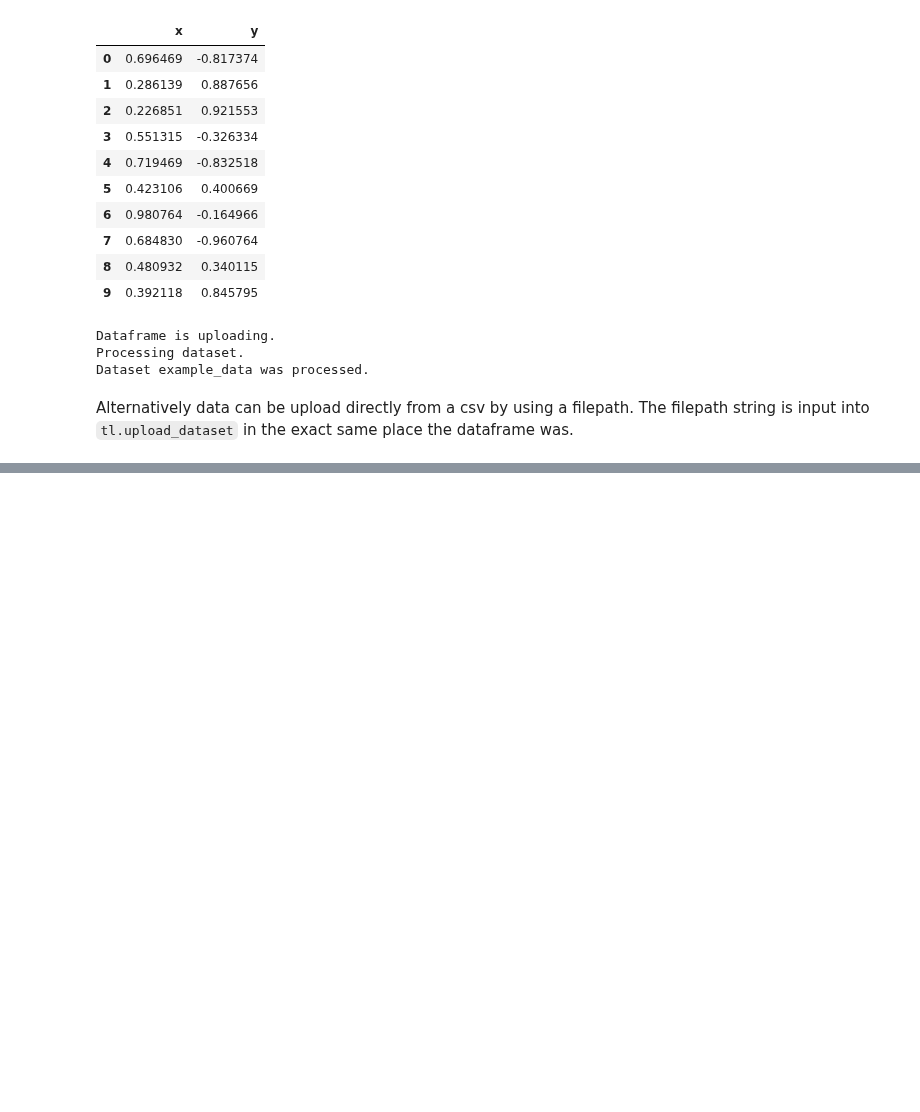
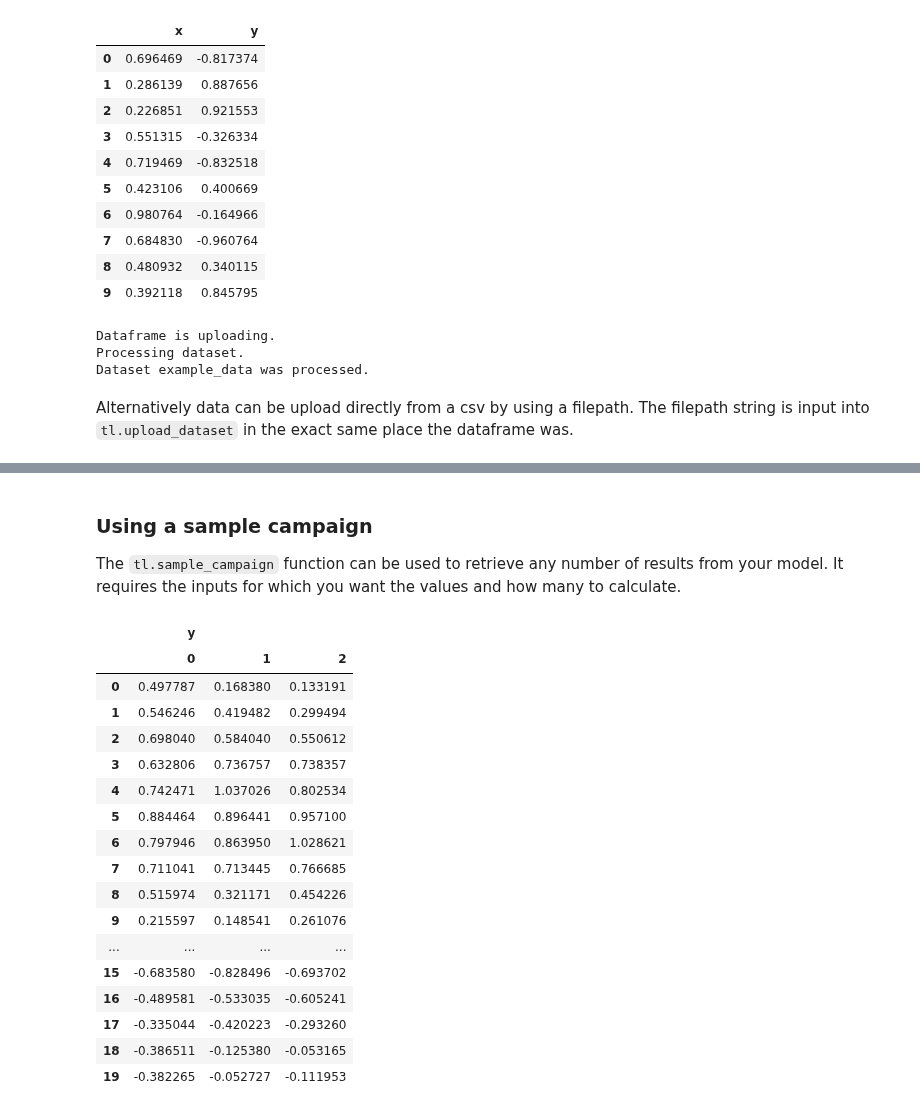
Before and after one commit to digiLab-ai/twinLab-Tutorials, a Jupyter notebook: Advanced_Quickstart.ipynb, the cells around one changed output, grey strips where cells are left out. Cells and saved outputs as stored; diff of their text form; code cells hidden in the pictures; blank space fills up the shorter version.

```diff
--- a/Advanced_Quickstart.ipynb
+++ b/Advanced_Quickstart.ipynb
@@ -104,0 +159,12 @@ tl.view_dataset(dataset_id)
+# %%
+campaign_id = "example_campaign"
+
+campaign_params = {
+    "dataset_id": "example_data",   # This points the campaign to the uploaded dataset
+    "inputs": ["x"],                # Using the datasets column headers define the input and output data
+    "outputs": ["y"],
+    "test_train_ratio": 0.8         # Determine how much data is used for training, here 80% is used to tran the model
+}                                   # and 20% is used to test it.
+
+# Start a new campaign and train a surrogate model
+tl.train_campaign(campaign_params, campaign_id, verbose=True)
@@ -104,0 +270,34 @@ tl.view_dataset(dataset_id)
+# %% [markdown]
+### Using a sample campaign
+
+The `tl.sample_campaign` function can be used to retrieve any number of results from your model. It requires the inputs for which you want the values and how many to calculate.
+# %%
+# Define the sample inputs
+sample_inputs = pd.DataFrame({'x': np.linspace(0,1,20)})
+
+# Define number of samples to calculate for each input
+num_samples = 3
+
+sample_result = tl.sample_campaign(sample_inputs, campaign_id, num_samples)
+
+# View the results in the form of a fataframe
+display(sample_result)
+# %% [output]
+|  | y |  |  |
+|  | 0 | 1 | 2 |
+| 0 | 0.497787 | 0.168380 | 0.133191 |
+| 1 | 0.546246 | 0.419482 | 0.299494 |
+| 2 | 0.698040 | 0.584040 | 0.550612 |
+| 3 | 0.632806 | 0.736757 | 0.738357 |
+| 4 | 0.742471 | 1.037026 | 0.802534 |
+| 5 | 0.884464 | 0.896441 | 0.957100 |
+| 6 | 0.797946 | 0.863950 | 1.028621 |
+| 7 | 0.711041 | 0.713445 | 0.766685 |
+| 8 | 0.515974 | 0.321171 | 0.454226 |
+| 9 | 0.215597 | 0.148541 | 0.261076 |
+| ... | ... | ... | ... |
+| 15 | -0.683580 | -0.828496 | -0.693702 |
+| 16 | -0.489581 | -0.533035 | -0.605241 |
+| 17 | -0.335044 | -0.420223 | -0.293260 |
+| 18 | -0.386511 | -0.125380 | -0.053165 |
+| 19 | -0.382265 | -0.052727 | -0.111953 |
```
Also changed, not shown: parts of 25 cells of this notebook.
